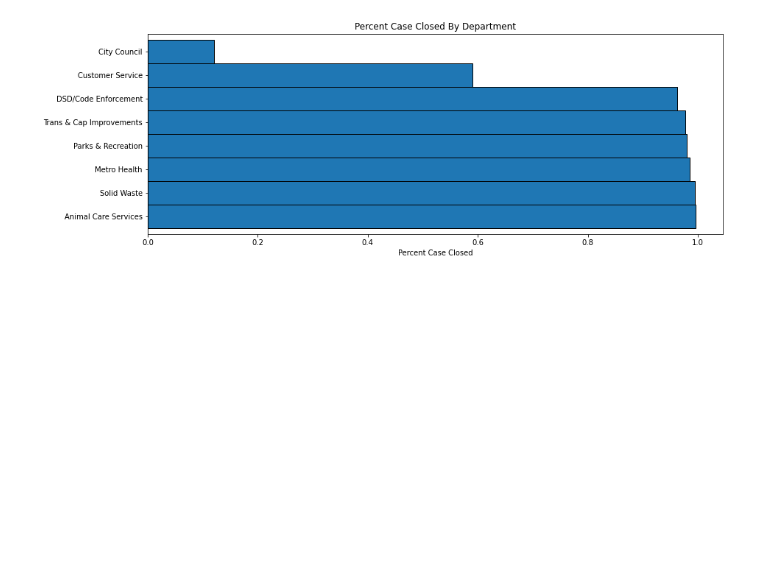
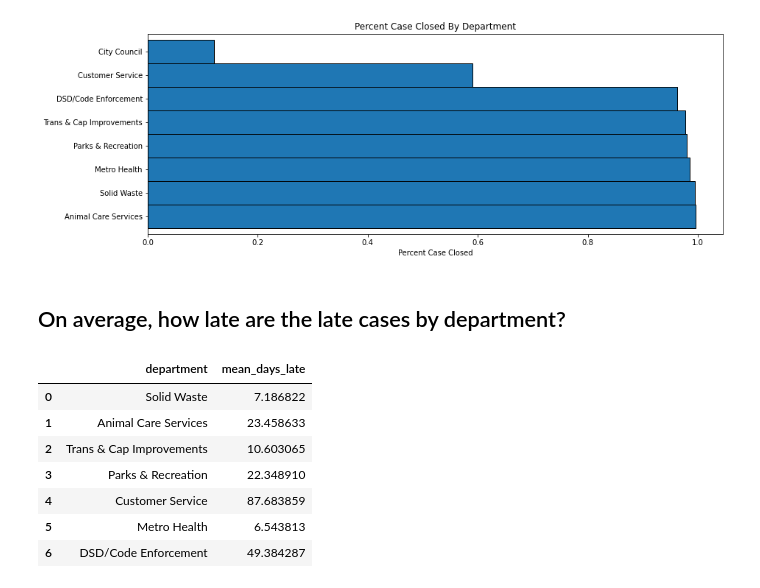
Before and after one commit to brianclements03/spark_exercises, a Jupyter notebook: explore.ipynb, the cells around one changed output. Saved outputs shown, nothing was run; the diff lists cells and outputs as text; code cells hidden in the pictures; blank space fills up the shorter version.

```diff
--- a/explore.ipynb
+++ b/explore.ipynb
@@ -140,3 +140,5 @@ plt.title("Percent Case Closed By Department")
 # %% [output]
 Text(0.5, 1.0, 'Percent Case Closed By Department')
 [figure]
+# %% [markdown]
+## On average, how late are the late cases by department?
@@ -142,0 +163,11 @@ Text(0.5, 1.0, 'Percent Case Closed By Department')
+# %%
+answer3
+# %% [output]
+|  | department | mean_days_late |
+| 0 | Solid Waste | 7.186822 |
+| 1 | Animal Care Services | 23.458633 |
+| 2 | Trans & Cap Improvements | 10.603065 |
+| 3 | Parks & Recreation | 22.348910 |
+| 4 | Customer Service | 87.683859 |
+| 5 | Metro Health | 6.543813 |
+| 6 | DSD/Code Enforcement | 49.384287 |
```
Also changed, not shown: parts of 7 cells of this notebook.
